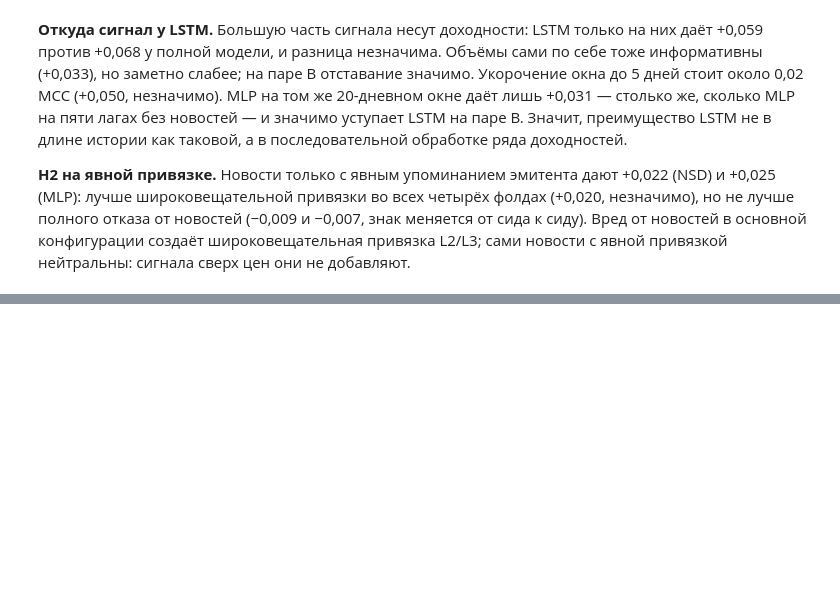
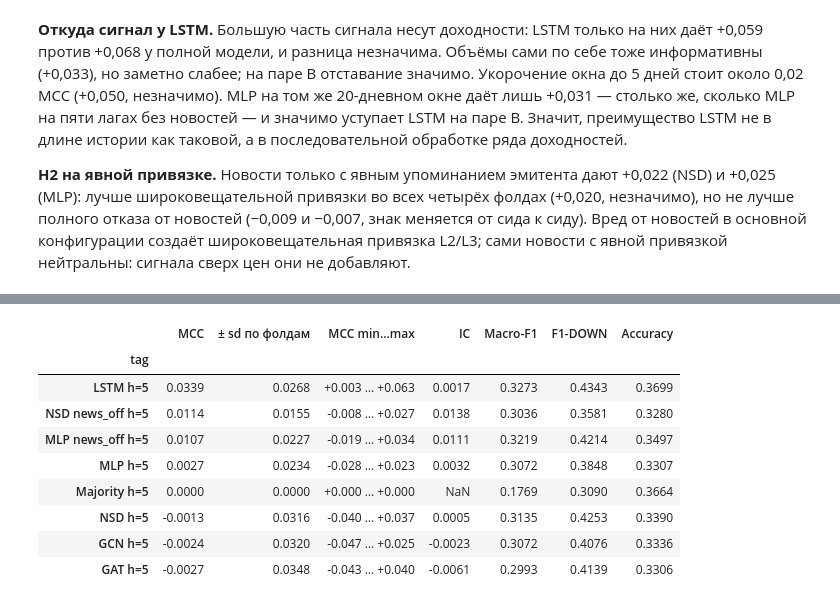
Before and after one commit to SwanGibbon/CourseWork, a Jupyter notebook: 03_results.ipynb, the cells around one changed output, grey strips where cells are left out. Cells and saved outputs as stored; diff of their text form; code cells hidden in the pictures; blank space fills up the shorter version.

```diff
--- a/03_results.ipynb
+++ b/03_results.ipynb
@@ -476,0 +509,16 @@ extra_tests.round(4)
+# %%
+H5 = ['LSTM h=5', 'MLP h=5', 'NSD h=5', 'GAT h=5', 'GCN h=5', 'Majority h=5', 'NSD news_off h=5', 'MLP news_off h=5']
+h5 = summary(runs.query("grid == '4x18' and tag in @H5"))
+(RESULTS / 'horizon5.md').write_text(h5.round(4).to_markdown(), encoding='utf-8')
+h5.round(4)
+# %% [output]
+|  | MCC | ± sd по фолдам | MCC min…max | IC | Macro-F1 | F1-DOWN | Accuracy |
+| tag |  |  |  |  |  |  |  |
+| LSTM h=5 | 0.0339 | 0.0268 | +0.003 … +0.063 | 0.0017 | 0.3273 | 0.4343 | 0.3699 |
+| NSD news_off h=5 | 0.0114 | 0.0155 | -0.008 … +0.027 | 0.0138 | 0.3036 | 0.3581 | 0.3280 |
+| MLP news_off h=5 | 0.0107 | 0.0227 | -0.019 … +0.034 | 0.0111 | 0.3219 | 0.4214 | 0.3497 |
+| MLP h=5 | 0.0027 | 0.0234 | -0.028 … +0.023 | 0.0032 | 0.3072 | 0.3848 | 0.3307 |
+| Majority h=5 | 0.0000 | 0.0000 | +0.000 … +0.000 | NaN | 0.1769 | 0.3090 | 0.3664 |
+| NSD h=5 | -0.0013 | 0.0316 | -0.040 … +0.037 | 0.0005 | 0.3135 | 0.4253 | 0.3390 |
+| GCN h=5 | -0.0024 | 0.0320 | -0.047 … +0.025 | -0.0023 | 0.3072 | 0.4076 | 0.3336 |
+| GAT h=5 | -0.0027 | 0.0348 | -0.043 … +0.040 | -0.0061 | 0.2993 | 0.4139 | 0.3306 |
```
Also changed, not shown: parts of 16 cells of this notebook, 5 other files.
